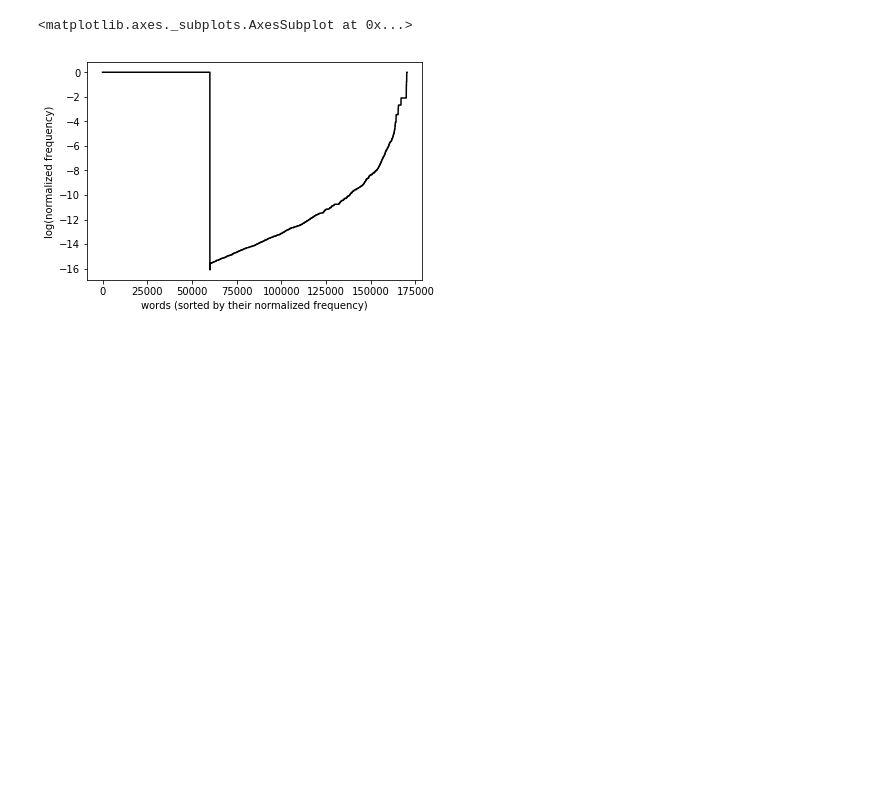
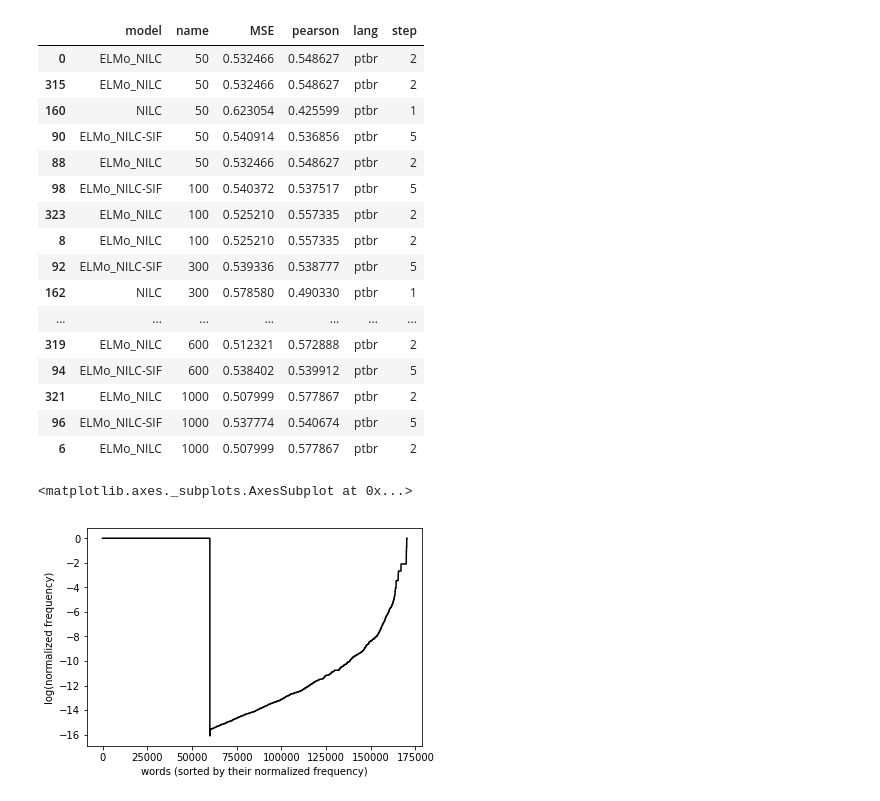
Before and after one commit to ruanchaves/elmo, a Jupyter notebook: results/Resultados.ipynb, the cells around one changed output. Saved outputs shown, nothing was run; the diff lists cells and outputs as text; code cells hidden in the pictures; blank space fills up the shorter version.

```diff
--- a/results/Resultados.ipynb
+++ b/results/Resultados.ipynb
@@ -29,3 +49,63 @@ settings = load_yaml("../settings.yaml")
+# %%
+df = pd.DataFrame(table)
+df["model"] = df["test"].apply(lambda x: x.split("_./")[0])
+df["name"] = df["test"].apply(lambda x: '/'.join(x.split('/')[3:]).rstrip('.model'))
+df = df[["model", "name", "MSE", "pearson", "lang"]]
+
+params = {
+    "model": ['NILC', 'ELMo_NILC', 'ELMo', 'NILC-SIF', 'ELMo_NILC-SIF'],
+    "lang": ['ptbr']
+}
+
+for key in params.keys():
+    df = df[df[key].isin(params[key])]
+
+name = "glove"
+df = df[df['name'].str.contains(name)]
+df['name'] = df['name'].apply(lambda x: x.split('_s')[-1])
+df["step"] = df["model"].apply(lambda x: params["model"].index(x) + 1)
+df = df.astype({"name": int})
+df = df.sort_values(by='name')
+df = df.astype({"name": str})
+
+df
+#sizes = df['name'].tolist()
+#sizes = [ v for i,v in enumerate(sizes) if sizes.index(v) == i]
+
+#val = df[df['model'] == 'NILC']
+#val = val[['name', 'MSE']]
+#val = val.reset_index()
+#val = val.to_dict()
+#val['name'] = dict(map(reversed, val['name'].items()))
+
+#g = sns.FacetGrid(df, col="name", col_wrap=2, height=3, ylim=(0.25, 0.75))
+#for idx, ax in enumerate(g.axes.flat):
+#    try:
+#        baseline_index = val['name'][sizes[idx]]
+#    except:
+#        continue
+#    baseline = val['MSE'][baseline_index]
+#    print(baseline)
+#    ax.axhline(y=baseline, color='black', ls='--')
+#g.map(sns.pointplot, "step", "pearson", color="black", ci=None)
+# %% [output]
+|  | model | name | MSE | pearson | lang | step |
+| 0 | ELMo_NILC | 50 | 0.532466 | 0.548627 | ptbr | 2 |
+| 315 | ELMo_NILC | 50 | 0.532466 | 0.548627 | ptbr | 2 |
+| 160 | NILC | 50 | 0.623054 | 0.425599 | ptbr | 1 |
+| 90 | ELMo_NILC-SIF | 50 | 0.540914 | 0.536856 | ptbr | 5 |
+| 88 | ELMo_NILC | 50 | 0.532466 | 0.548627 | ptbr | 2 |
+| 98 | ELMo_NILC-SIF | 100 | 0.540372 | 0.537517 | ptbr | 5 |
+| 323 | ELMo_NILC | 100 | 0.525210 | 0.557335 | ptbr | 2 |
+| 8 | ELMo_NILC | 100 | 0.525210 | 0.557335 | ptbr | 2 |
+| 92 | ELMo_NILC-SIF | 300 | 0.539336 | 0.538777 | ptbr | 5 |
+| 162 | NILC | 300 | 0.578580 | 0.490330 | ptbr | 1 |
+| ... | ... | ... | ... | ... | ... | ... |
+| 319 | ELMo_NILC | 600 | 0.512321 | 0.572888 | ptbr | 2 |
+| 94 | ELMo_NILC-SIF | 600 | 0.538402 | 0.539912 | ptbr | 5 |
+| 321 | ELMo_NILC | 1000 | 0.507999 | 0.577867 | ptbr | 2 |
+| 96 | ELMo_NILC-SIF | 1000 | 0.537774 | 0.540674 | ptbr | 5 |
+| 6 | ELMo_NILC | 1000 | 0.507999 | 0.577867 | ptbr | 2 |
 # %%
 words = []
 path = settings['ASSIN']['path']
```
Also changed, not shown: parts of 6 cells of this notebook, 16 other files.
